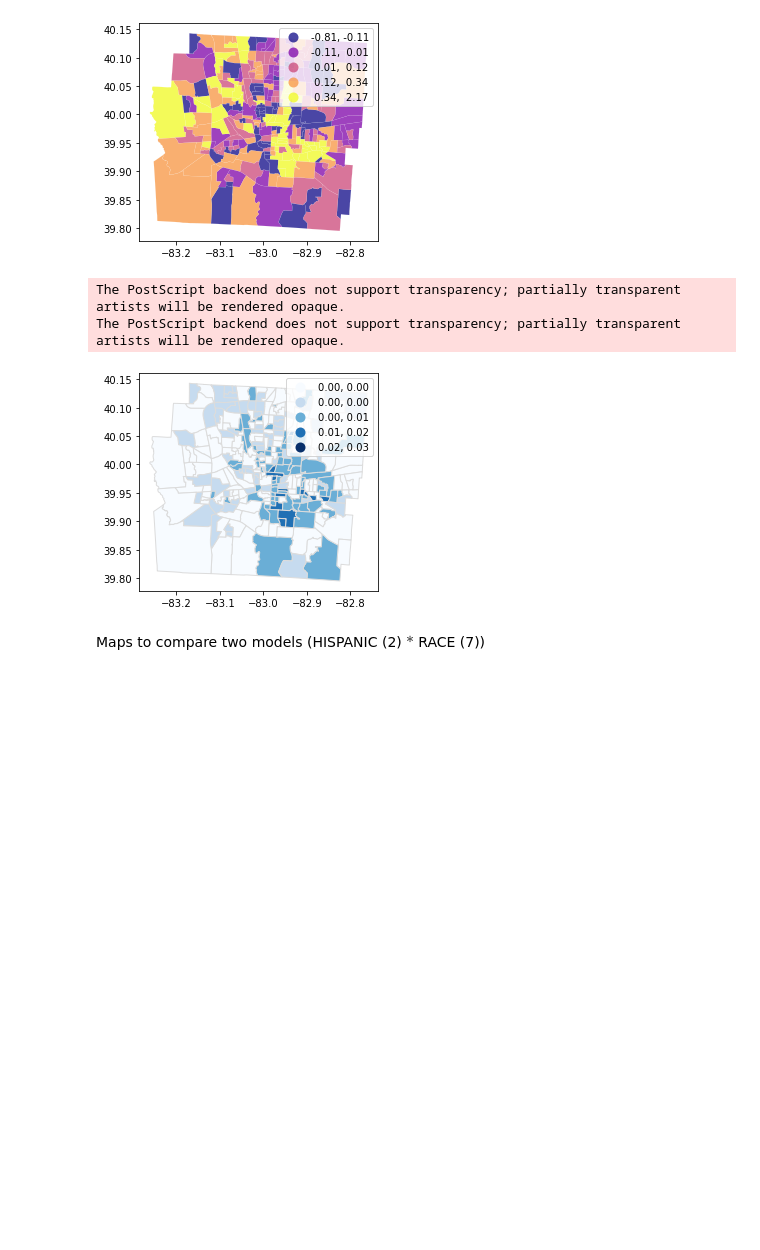
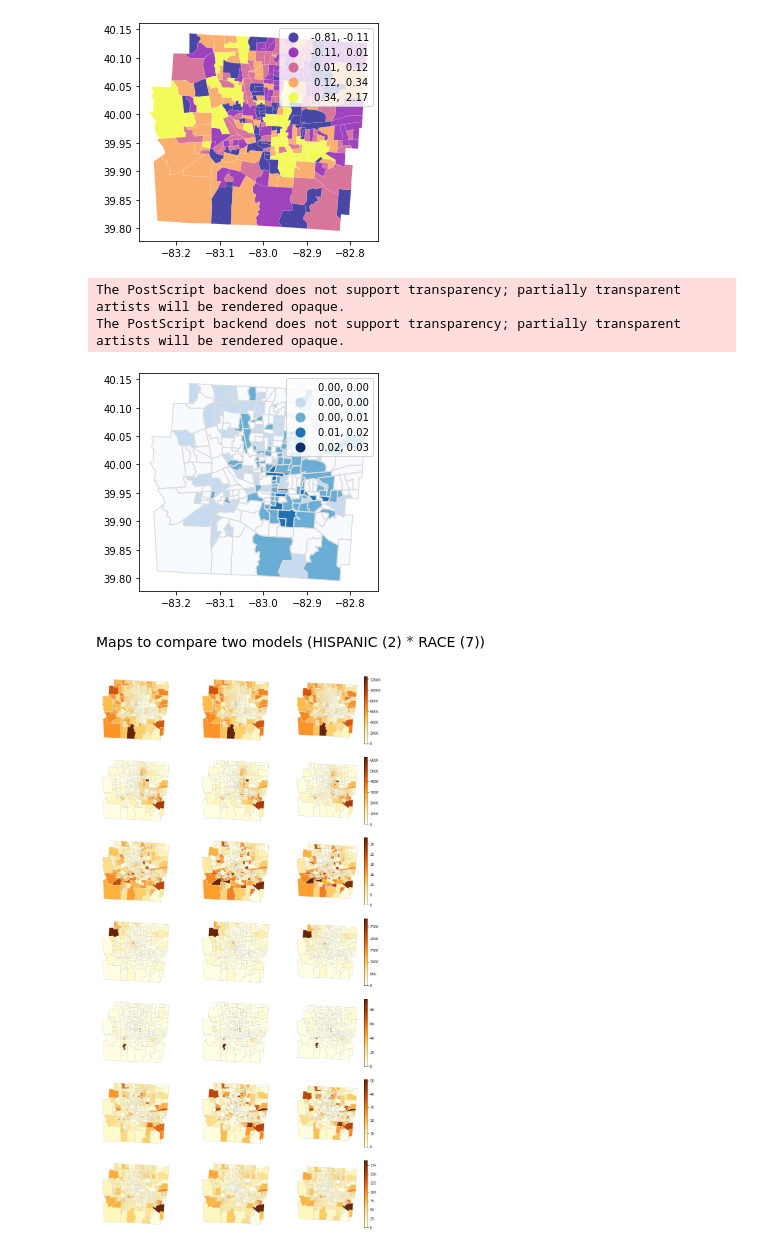
Before and after one commit to linyuehzzz/privacy-framework, a Jupyter notebook: maximum coverage-exact-k.ipynb, the cells around one changed output. Saved outputs shown, nothing was run; the diff lists cells and outputs as text; code cells hidden in the pictures; blank space fills up the shorter version.

Commit message:
update plots

```diff
--- a/maximum coverage-exact-k.ipynb
+++ b/maximum coverage-exact-k.ipynb
@@ -591,3 +591,10 @@ The PostScript backend does not support transparency; partially transparent arti
 [figure]
 # %% [markdown]
 Maps to compare two models (HISPANIC (2) $*$ RACE (7))
+# %%
+## original
+filename_gdf = 'data/franklin_tract10.json'
+gdf = gpd.read_file(filename_gdf)
+ori2 = pd.DataFrame(A2)
+ori2["TRACT"] = hist2["TRACT"]
+merged_ori = gdf.set_index('GEOID10').join(ori2.set_index('TRACT'))
@@ -595,6 +657,10 @@ Maps to compare two models (HISPANIC (2) $*$ RACE (7))
 ## MCM
 import csv
 import numpy as np
+import geopandas as gpd
+
+filename_gdf = 'data/franklin_tract10.json'
+gdf = gpd.read_file(filename_gdf)
 
 with open('data/theta/MCM-FA.csv', newline='') as f:
     reader = csv.reader(f)
@@ -631,10 +697,34 @@ for k2 in range(K2):
 theta2_mcm[~np.isfinite(theta2_mcm)] = 0
 
 A2 = hist2.iloc[:,1:].to_numpy()
-new2_mcm = np.empty([I, K2])
+A2_mcm = np.empty([I, K2])
 for k2 in range(K2):
     for j in range(I):
         sum = 0
-        for i in V[k]:
+        for i in range(I):
             sum += theta2_all[i, j, k2] * A2[i, k2]
-        new2_mcm[j, k2] = sum
+        A2_mcm[j, k2] = sum
+
+new2_mcm = pd.DataFrame(A2_mcm)
+new2_mcm["TRACT"] = hist2["TRACT"]
+merged_mcm = gdf.set_index('GEOID10').join(new2_mcm.set_index('TRACT'))
+# %%
+import matplotlib
+import matplotlib.pyplot as plt  # Graphics
+
+fig, axes = plt.subplots(nrows=7, ncols=3, figsize=(15, 30))
+
+for i in range(7):
+    for j in range(3):
+        norm = matplotlib.colors.Normalize(vmin=min(min(ori2[i]), min(A2_scm[i]), min(A2_mcm[i])), vmax=max(max(ori2[i]), max(new2_scm[i]), max(new2_mcm[i])))
+        ax = axes[i][j]
+        if j == 0:
+            merged_ori.plot(column=i, ax=ax, cmap='YlOrBr', edgecolor='gainsboro', norm=norm, legend=False)
+        if j == 1:
+            merged_scm.plot(column=i, ax=ax, cmap='YlOrBr', edgecolor='gainsboro', norm=norm, legend=False)
+        if j == 2:
+            merged_mcm.plot(column=i, ax=ax, cmap='YlOrBr', edgecolor='gainsboro', norm=norm, legend=True)
+        ax.set_axis_off()
+plt.savefig('plot/cnt-compare1.eps', format='eps')
+# %% [output]
+[figure, added]
```
Also changed, not shown: parts of 3 cells of this notebook, 2 other files.
